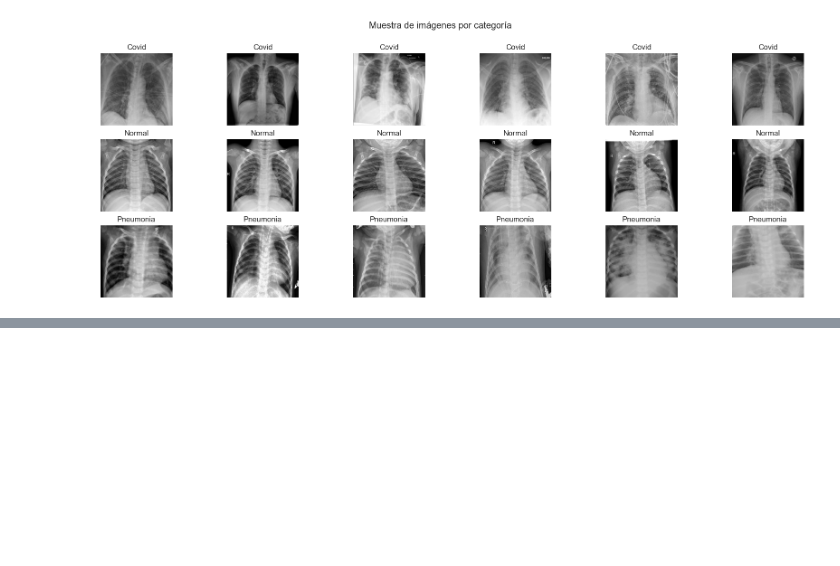
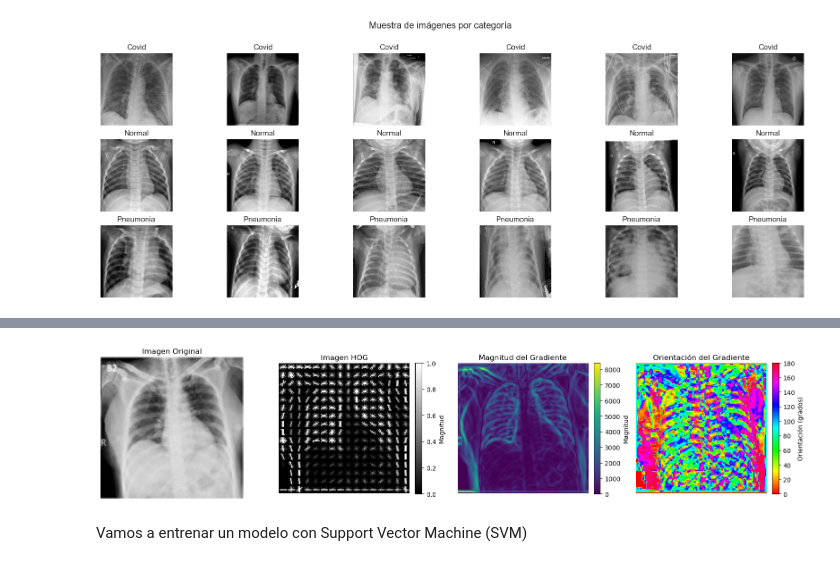
Before and after one commit to lucasmbru/MLF_FinalProject, a Jupyter notebook: clasificador-covid19.ipynb, the cells around one changed output, grey strips where cells are left out. Cells and saved outputs as stored; diff of their text form; code cells hidden in the pictures; blank space fills up the shorter version.

```diff
--- a/clasificador-covid19.ipynb
+++ b/clasificador-covid19.ipynb
@@ -131,0 +196,69 @@ Obsevacion: Luego de haber observado de haber corrido de manera repetitiva el c
+# %%
+SIZE = 256
+
+#Cargar una imagen aleatoria de la categoría Covid
+data_dir = os.getcwd()
+covid_dir = os.path.join(data_dir, 'data\\processed_data\\Covid')
+covid_images = os.listdir(covid_dir)
+image_path = os.path.join(covid_dir, np.random.choice(covid_images))
+
+# Cargar una imagen en escala de grises
+image = cv2.imread(image_path, cv2.IMREAD_GRAYSCALE)
+
+# Función para calcular la orientación del gradiente en grados
+def gradient_orientation(grad_x, grad_y):
+    return np.rad2deg(np.arctan2(grad_y, grad_x)) % 180
+
+# Verificar si la imagen se cargó correctamente
+if image is None:
+    print("No se pudo cargar la imagen. Verifica la ruta y asegúrate de que la imagen existe.")
+else:
+    # Redimensionar la imagen
+    image_resized = cv2.resize(image, (128, 128))
+
+    # Calcular gradientes en dirección X e Y
+    grad_x = cv2.Sobel(image_resized, cv2.CV_64F, 1, 0, ksize=5)
+    grad_y = cv2.Sobel(image_resized, cv2.CV_64F, 0, 1, ksize=5)
+
+    # Calcular magnitud y orientación del gradiente
+    magnitud = np.sqrt(grad_x**2 + grad_y**2)
+    orientacion = gradient_orientation(grad_x, grad_y)
+
+    # Calcular HOG
+    features, hog_image = hog(image_resized, orientations=9, pixels_per_cell=(8, 8),
+                              cells_per_block=(2, 2), visualize=True, block_norm='L2-Hys')
+
+    # Normalizar la imagen de HOG para mejorar la visualización de la magnitud
+    hog_image_rescaled = exposure.rescale_intensity(hog_image, in_range=(0, 10))
+
+    # Mostrar la imagen original, la imagen HOG, la magnitud y la orientación
+    fig, axes = plt.subplots(1, 4, figsize=(16, 4))
+
+    axes[0].imshow(image_resized, cmap='gray')
+    axes[0].set_title('Imagen Original')
+    axes[0].axis('off')
+
+    im1 = axes[1].imshow(hog_image_rescaled, cmap='gray')
+    axes[1].set_title('Imagen HOG')
+    axes[1].axis('off')
+    cbar1 = fig.colorbar(im1, ax=axes[1], orientation='vertical', fraction=0.046, pad=0.04)
+    cbar1.set_label('Magnitud')
+
+    im2 = axes[2].imshow(magnitud, cmap='viridis')
+    axes[2].set_title('Magnitud del Gradiente')
+    axes[2].axis('off')
+    cbar2 = fig.colorbar(im2, ax=axes[2], orientation='vertical', fraction=0.046, pad=0.04)
+    cbar2.set_label('Magnitud')
+
+    im3 = axes[3].imshow(orientacion, cmap='hsv', vmin=0, vmax=180)
+    axes[3].set_title('Orientación del Gradiente')
+    axes[3].axis('off')
+    cbar3 = fig.colorbar(im3, ax=axes[3], orientation='vertical', fraction=0.046, pad=0.04)
+    cbar3.set_label('Orientación (grados)')
+
+    plt.tight_layout()
+    plt.show()
+# %% [output]
+[figure, added]
+# %% [markdown]
+Vamos a entrenar un modelo con Support Vector Machine (SVM)
```
Also changed, not shown: parts of 12 cells of this notebook, 1 other file.
